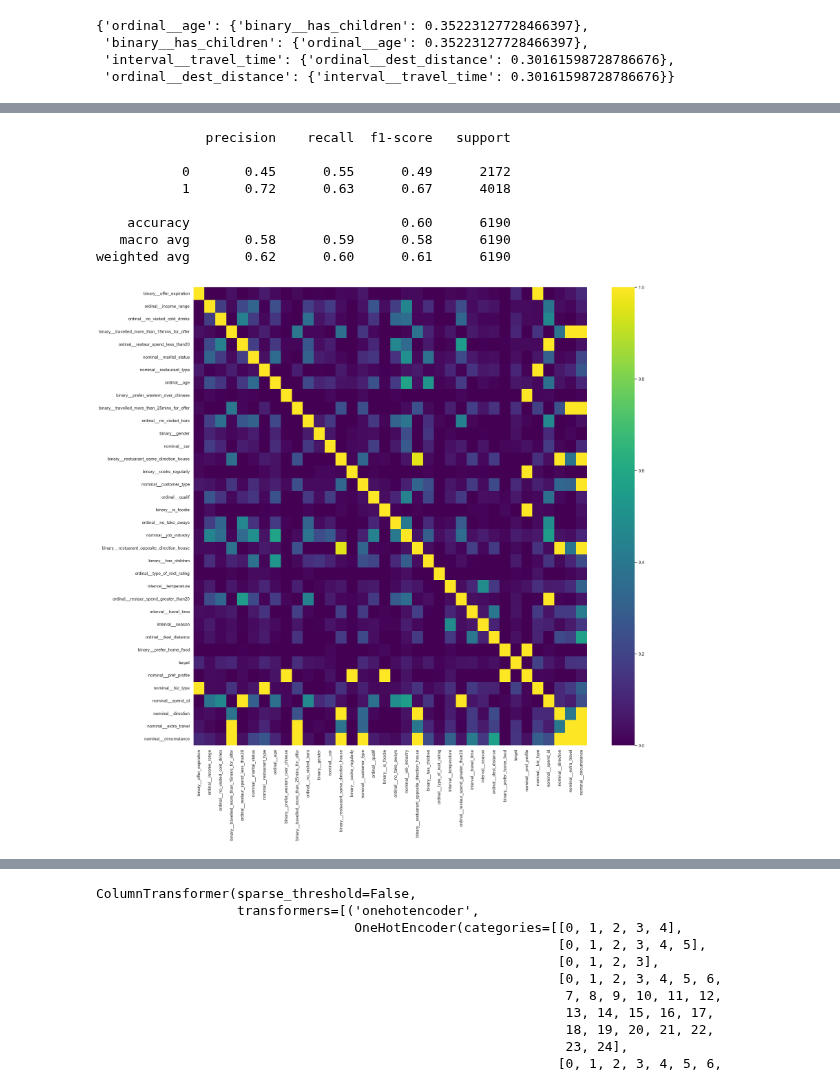
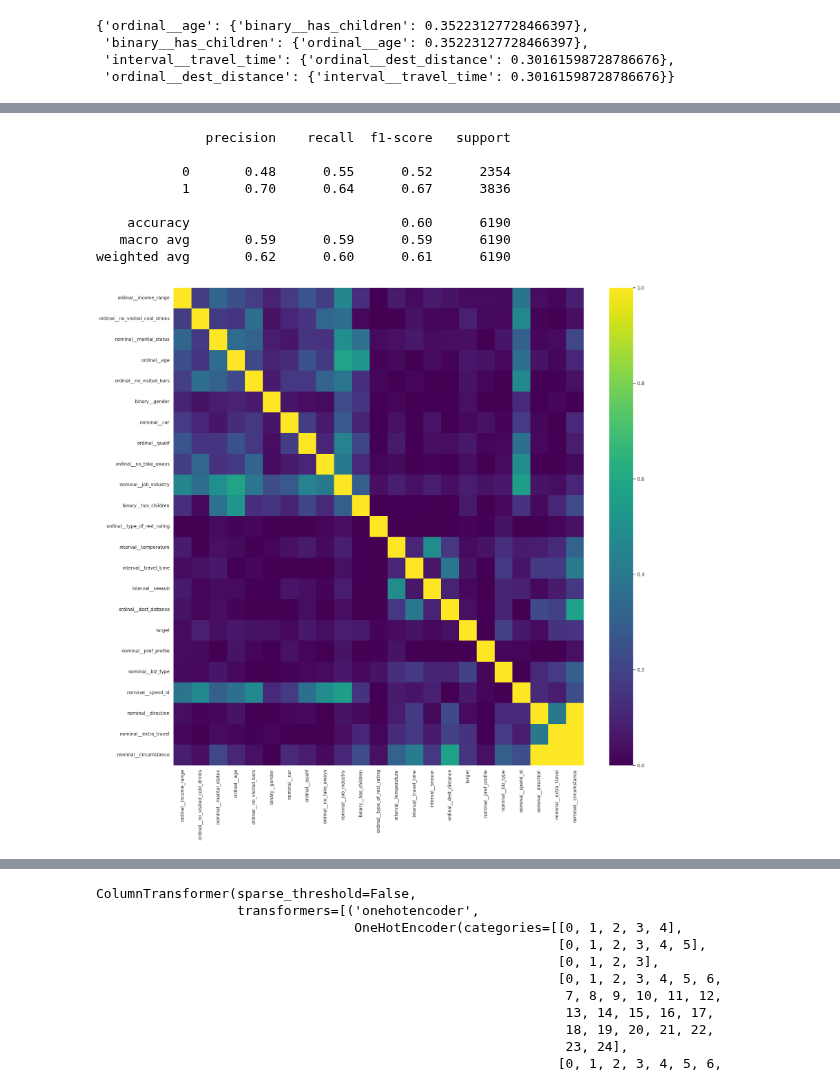
Before and after one commit to risan-raja/msiit, a Jupyter notebook: risan-raja-marketing-strategy-submission-sep-2022.ipynb, the cells around one changed output, grey strips where cells are left out. Saved outputs shown, nothing was run; the diff lists cells and outputs as text; code cells hidden in the pictures.

```diff
--- a/risan-raja-marketing-strategy-submission-sep-2022.ipynb
+++ b/risan-raja-marketing-strategy-submission-sep-2022.ipynb
@@ -991,13 +958,13 @@ dtype: float64
 # %%
-check_catNB_perf(nr_data[nr_eval_data.columns], y)
+check_catNB_perf(data[eval_data.columns], y)
 # %% [output]
               precision    recall  f1-score   support
 
-           0       0.45      0.55      0.49      2172
-           1       0.72      0.63      0.67      4018
+           0       0.48      0.55      0.52      2354
+           1       0.70      0.64      0.67      3836
 
     accuracy                           0.60      6190
-   macro avg       0.58      0.59      0.58      6190
+   macro avg       0.59      0.59      0.59      6190
 weighted avg       0.62      0.60      0.61      6190
 # %%
 import phik
@@ -1033,6 +1000,7 @@ for i, p in enumerate(phi_data):
 pd.options.compute.use_numba = False
 # data.phik_matrix(interval_cols=interval).style.background_gradient()
 phik = data.phik_matrix(interval_cols=interval)
+phik_nr = nr_data.phik_matrix(interval_cols=interval)
 # %%
 pd.options.compute.use_numba = False
 data_bins = nr_data.nunique().to_dict()
@@ -1043,6 +1011,6 @@ phi = nr_data.global_phik(
 pd.options.compute.use_numba = True
 # %%
 plt.figure(figsize=(20, 20))
-_ = sns.heatmap(phik, cmap="viridis")
+_ = sns.heatmap(phik_nr, cmap="viridis")
 # %% [output]
-[figure, old version]
+[figure, new version]
```
Also changed, not shown: parts of 25 cells of this notebook, 6 other files.
